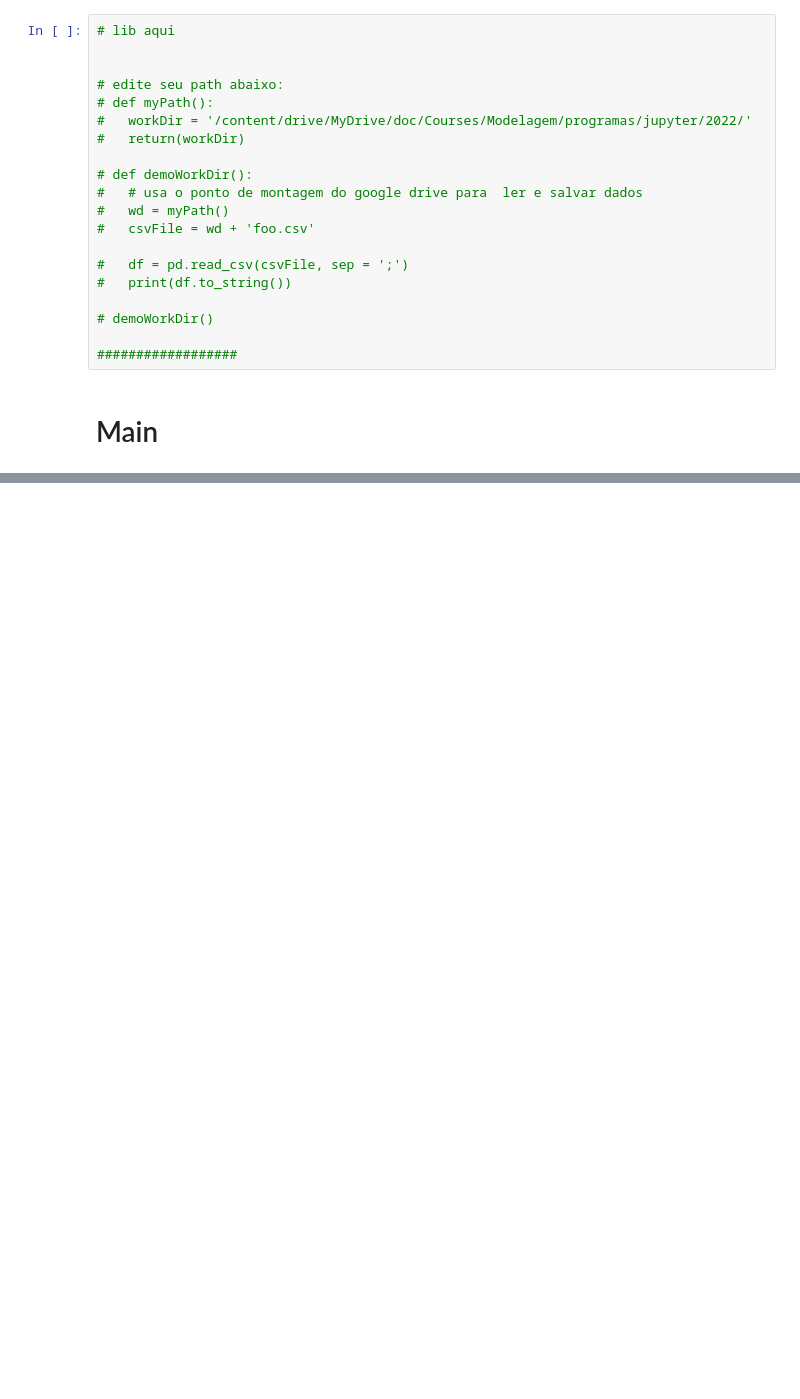
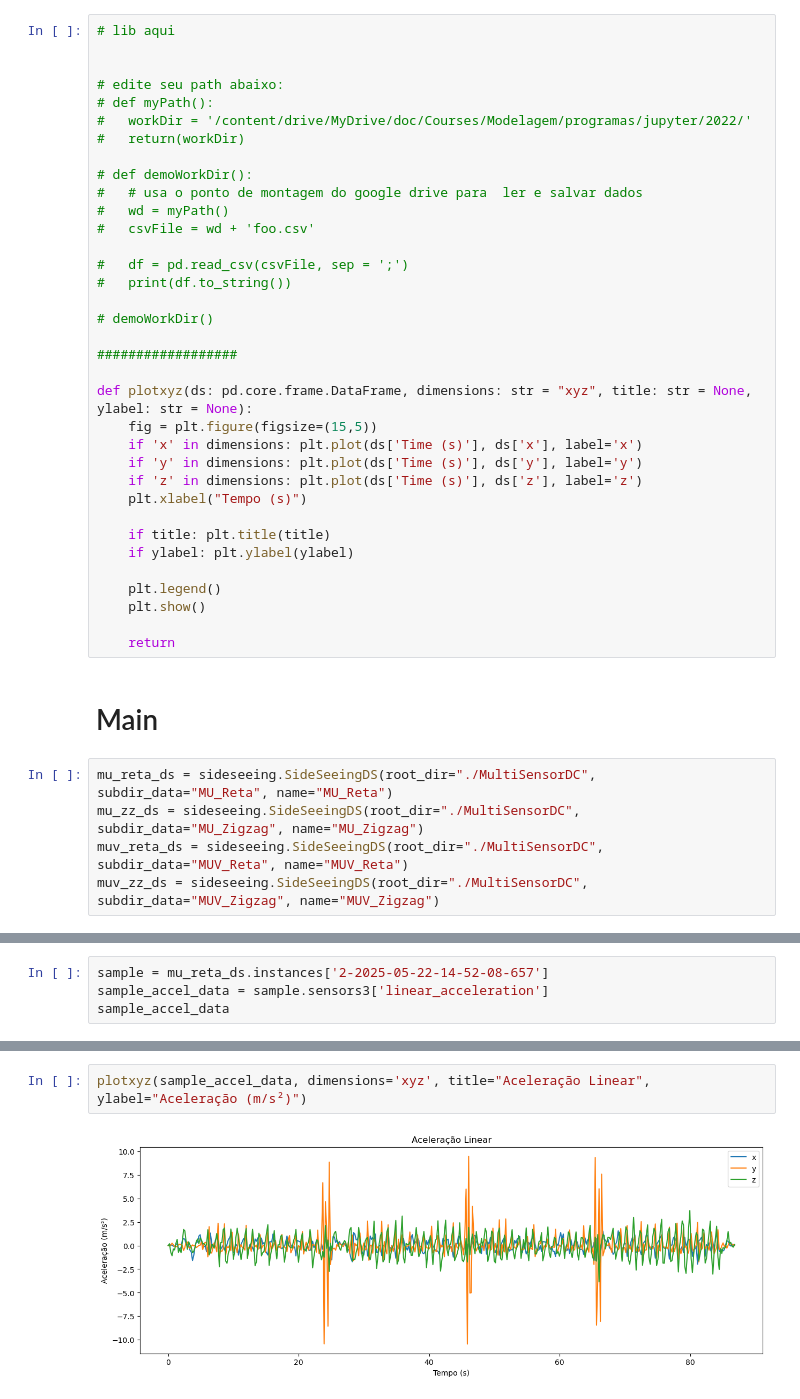
Before and after one commit to RafaBSales/MAC0209-EP2, a Jupyter notebook: ep2.ipynb, the cells around one changed output, grey strips where cells are left out. Drawn from its saved outputs; the diff is of its cells as text; blank space fills up the shorter version.

Commit message:
Início da estruturação com pequeno exemplo de uso da biblioteca sideseeing-tools

```diff
--- a/ep2.ipynb
+++ b/ep2.ipynb
@@ -45,5 +46,25 @@ Mounted at /content/drive
 # demoWorkDir()
 
 ##################
+
+def plotxyz(ds: pd.core.frame.DataFrame, dimensions: str = "xyz", title: str = None, ylabel: str = None):
+    fig = plt.figure(figsize=(15,5))
+    if 'x' in dimensions: plt.plot(ds['Time (s)'], ds['x'], label='x')
+    if 'y' in dimensions: plt.plot(ds['Time (s)'], ds['y'], label='y')
+    if 'z' in dimensions: plt.plot(ds['Time (s)'], ds['z'], label='z')
+    plt.xlabel("Tempo (s)")
+
+    if title: plt.title(title)
+    if ylabel: plt.ylabel(ylabel)
+
+    plt.legend()
+    plt.show()
+
+    return
 # %% [markdown]
 # Main
+# %%
+mu_reta_ds = sideseeing.SideSeeingDS(root_dir="./MultiSensorDC", subdir_data="MU_Reta", name="MU_Reta")
+mu_zz_ds = sideseeing.SideSeeingDS(root_dir="./MultiSensorDC", subdir_data="MU_Zigzag", name="MU_Zigzag")
+muv_reta_ds = sideseeing.SideSeeingDS(root_dir="./MultiSensorDC", subdir_data="MUV_Reta", name="MUV_Reta")
+muv_zz_ds = sideseeing.SideSeeingDS(root_dir="./MultiSensorDC", subdir_data="MUV_Zigzag", name="MUV_Zigzag")
@@ -49,0 +101,4 @@ Mounted at /content/drive
+# %%
+sample = mu_reta_ds.instances['2-2025-05-22-14-52-08-657']
+sample_accel_data = sample.sensors3['linear_acceleration']
+sample_accel_data
@@ -49,0 +119,4 @@ Mounted at /content/drive
+# %%
+plotxyz(sample_accel_data, dimensions='xyz', title="Aceleração Linear", ylabel="Aceleração (m/s²)")
+# %% [output]
+[figure, added]
```
Also changed, not shown: parts of 4 cells of this notebook.
